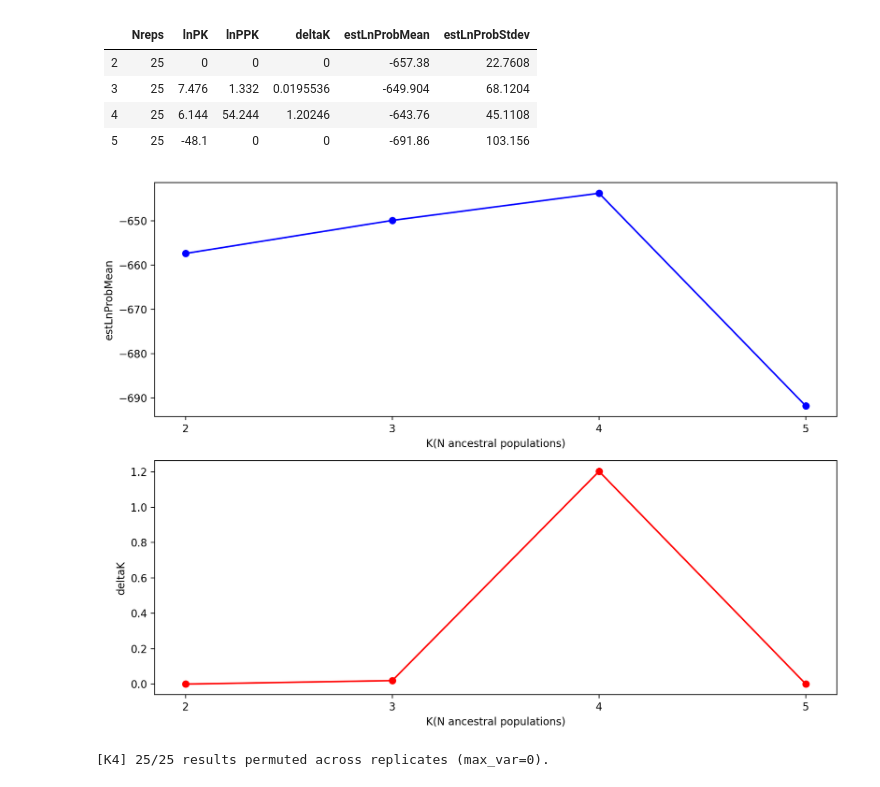
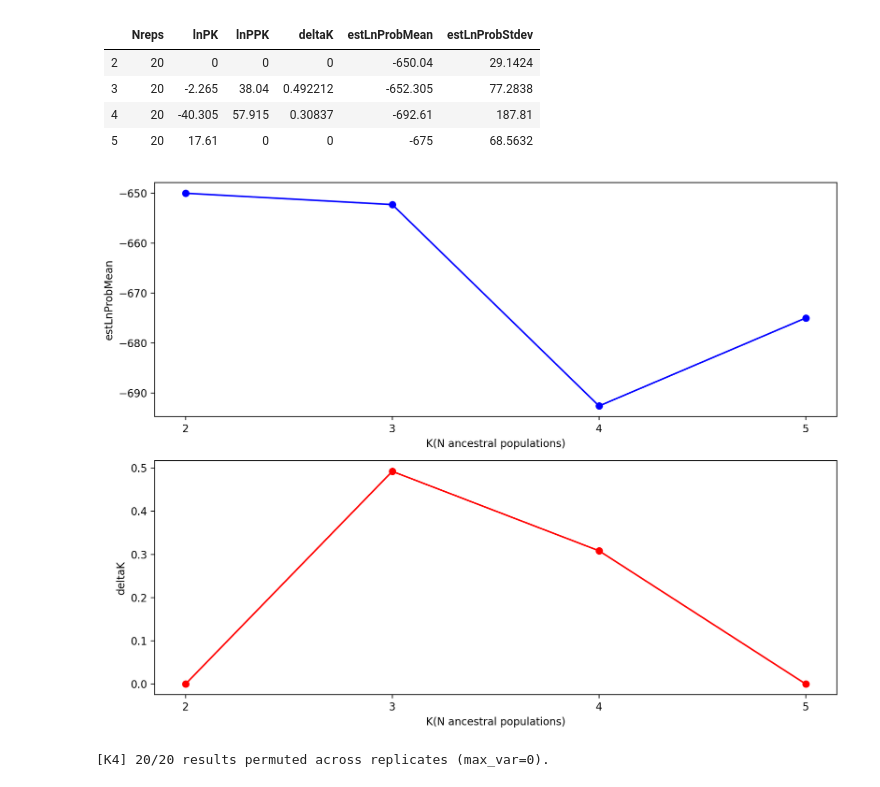
Before and after one commit to RezaBergemann/finalproject, a Jupyter notebook: ipyrad09/analysis.ipynb, the cells around one changed output. Cells and saved outputs as stored; diff of their text form; code cells hidden in the pictures.

```diff
--- a/ipyrad09/analysis.ipynb
+++ b/ipyrad09/analysis.ipynb
@@ -10,19 +28,3 @@ from IPython.display import display, Markdown
 # %%
-comp_data = "phys_both_outfiles/phys_both.snps.hdf5"
+masked_data = "phys_both_outfiles/phys_both.snps.hdf5"
-# %%
-comp_imap = {
-    "berm" : ["Bermuda_100","Bermuda_103", "Bermuda_15",
-              "Bermuda_19", "Bermuda_28", "Bermuda_30",
-              "Bermuda_54", "Bermuda_55", "Bermuda_63",
-              "Bermuda_65", "Bermuda_67", "Bermuda_68",
-              "Bermuda_69", "Bermuda_94", "Bermuda_8",
-              "Bermuda_80", "Bermuda_84", "Bermuda_85",
-              "Bermuda_94"],
-    "guam" : ["Guam_104460", "Guam_104461", "Guam_104464",
-              "Guam_104465"],
-    "s_afr" : ["South_Africa"],
-    "texas" : ["8_TX2017_028", "82_TX2016_049", "6_TX2017_027",
-               "59_TX2016_048", "42_TX2016_046", "13_TX2016_043"]
-}
-minmap = {i: 0.5 for i in comp_imap}
 # %% [markdown]
@@ -110,5 +86,12 @@ SNPs (unlinked): 89
 # %%
-comp_struct.mainparams.burnin = 5000
-comp_struct.mainparams.numreps = 10000
-comp_struct.run(nreps=20, kpop=[2, 3, 4, 5], auto=True)
+masked_struct = ipa.structure(
+    name="masked",
+    data = masked_data,
+    imap = imap,
+    minmap = minmap,
+    mincov = 0.9)
+
+masked_struct.mainparams.burnin = 5000
+masked_struct.mainparams.numreps = 10000
+masked_struct.run(nreps=20, kpop=[2, 3, 4, 5], auto=True)
 # %% [output]
@@ -116,36 +112,36 @@ comp_struct.run(nreps=20, kpop=[2, 3, 4, 5], auto=True)
 # %%
-comp_etable = comp_struct.get_evanno_table([2, 3, 4, 5])
-display(Markdown(comp_etable.to_markdown()))
+masked_etable = masked_struct.get_evanno_table([2, 3, 4, 5])
+display(Markdown(masked_etable.to_markdown()))
 # %% [output]
-|    |   Nreps |    lnPK |   lnPPK |    deltaK |   estLnProbMean |   estLnProbStdev |
-|---:|--------:|--------:|--------:|----------:|----------------:|-----------------:|
-|  2 |      25 |   0     |   0     | 0         |        -657.38  |          22.7608 |
-|  3 |      25 |   7.476 |   1.332 | 0.0195536 |        -649.904 |          68.1204 |
-|  4 |      25 |   6.144 |  54.244 | 1.20246   |        -643.76  |          45.1108 |
-|  5 |      25 | -48.1   |   0     | 0         |        -691.86  |         103.156  |
+|    |   Nreps |    lnPK |   lnPPK |   deltaK |   estLnProbMean |   estLnProbStdev |
+|---:|--------:|--------:|--------:|---------:|----------------:|-----------------:|
+|  2 |      20 |   0     |   0     | 0        |        -650.04  |          29.1424 |
+|  3 |      20 |  -2.265 |  38.04  | 0.492212 |        -652.305 |          77.2838 |
+|  4 |      20 | -40.305 |  57.915 | 0.30837  |        -692.61  |         187.81   |
+|  5 |      20 |  17.61  |   0     | 0        |        -675     |          68.5632 |
 # %%
 fig, [ax, ax2] = plt.subplots(2,figsize = (10,7.5), dpi=200,)
-ax.plot(comp_etable.index, comp_etable.estLnProbMean, "-bo",)
+ax.plot(masked_etable.index, masked_etable.estLnProbMean, "-bo",)
 
 ax.set_xticks([2,3,4,5])
 ax.set_ylabel("estLnProbMean")
 ax.set_xlabel("K(N ancestral populations)")
 
 
-ax2.plot(comp_etable.index, comp_etable.deltaK, "-ro", zorder=2)
+ax2.plot(masked_etable.index, masked_etable.deltaK, "-ro", zorder=2)
 
 ax2.set_xticks([2,3,4,5])
 ax2.set_ylabel("deltaK")
 ax2.set_xlabel("K(N ancestral populations)")
 
 fig.tight_layout()
 # %% [output]
-[figure, old version]
+[figure, new version]
 # %%
 k = 4
-table = comp_struct.get_clumpp_table(k)
+table = masked_struct.get_clumpp_table(k)
 # %% [output]
-[K4] 25/25 results permuted across replicates (max_var=0).
+[K4] 20/20 results permuted across replicates (max_var=0).
 # %%
 # sort list by columns
 table.sort_values(by=list(range(k)), inplace=True)
```
Also changed, not shown: parts of 25 cells of this notebook, 1 other file.
